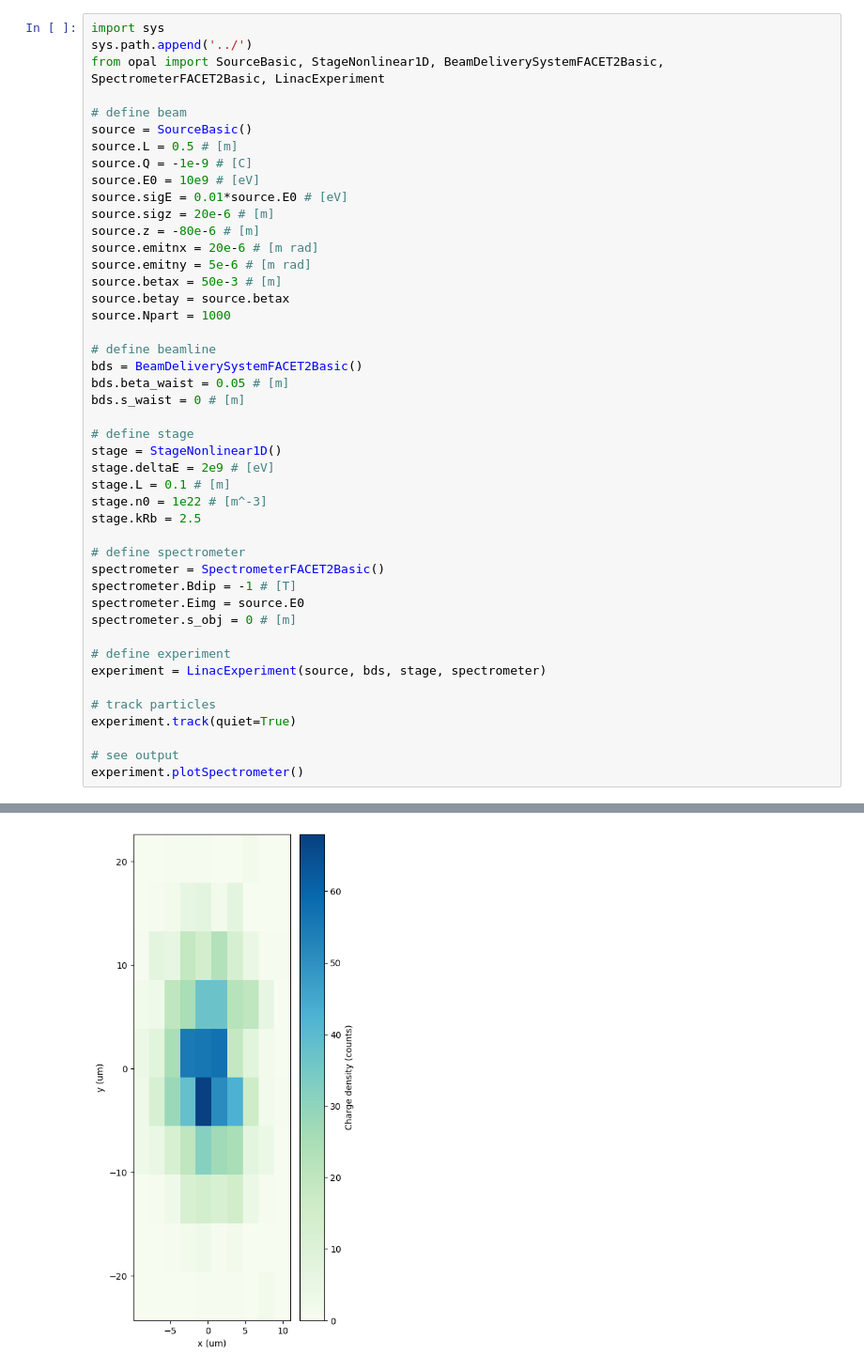
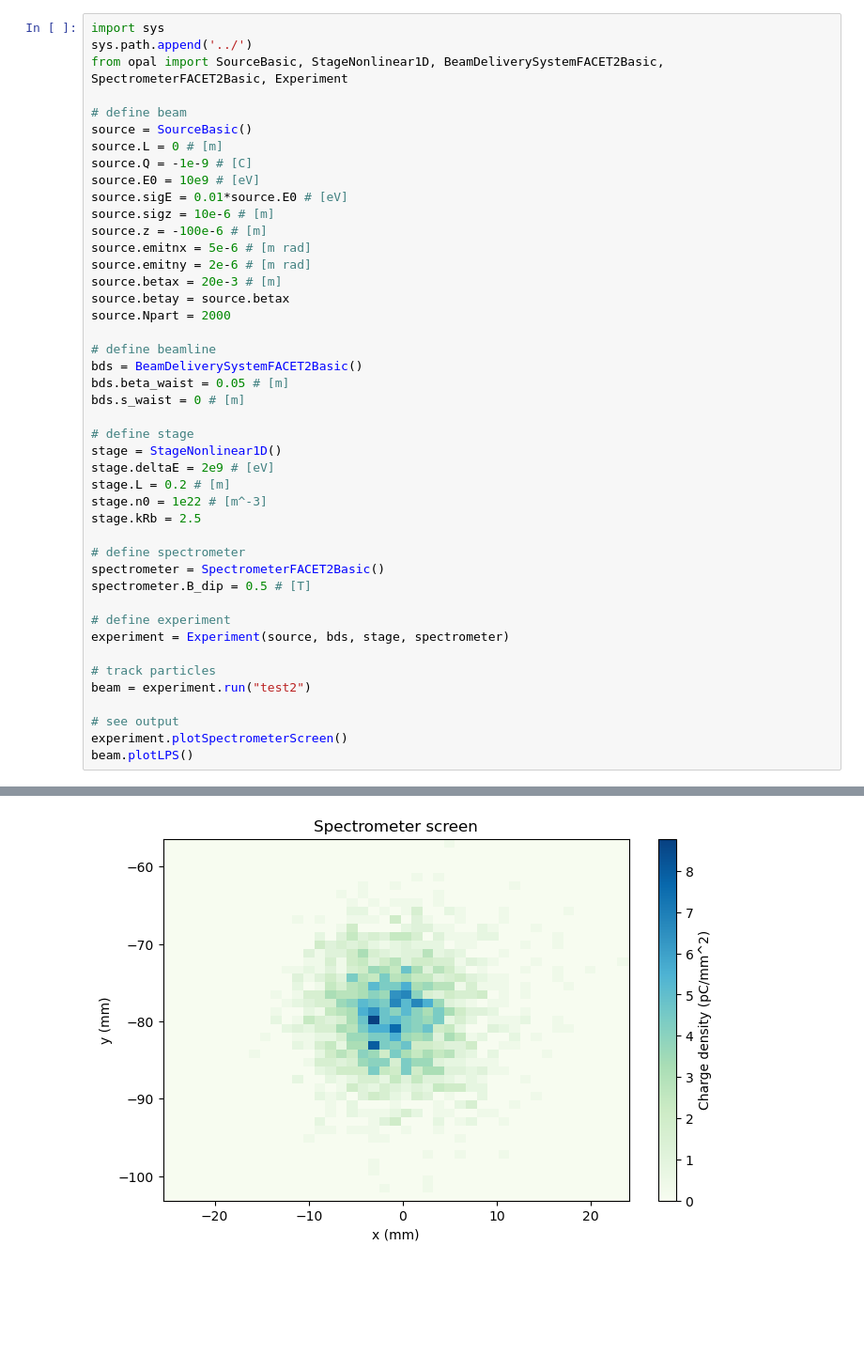
Before and after one commit to abel-framework/ABEL, a Jupyter notebook: examples/FACET-II.ipynb, the cells around one changed output, grey strips where cells are left out. Shown at 94% size. Saved outputs shown, nothing was run; the diff lists cells and outputs as text; blank space fills up the shorter version.

Commit message:
Major tracking update
Changed tracking structure to be run-based, added new classes, implemented basic dipole spectrometers

```diff
--- a/examples/FACET-II.ipynb
+++ b/examples/FACET-II.ipynb
@@ -1,21 +1,21 @@
 # %%
 import sys
 sys.path.append('../')
-from opal import SourceBasic, StageNonlinear1D, BeamDeliverySystemFACET2Basic, SpectrometerFACET2Basic, LinacExperiment
+from opal import SourceBasic, StageNonlinear1D, BeamDeliverySystemFACET2Basic, SpectrometerFACET2Basic, Experiment
 
 # define beam
 source = SourceBasic()
-source.L = 0.5 # [m]
+source.L = 0 # [m]
 source.Q = -1e-9 # [C]
 source.E0 = 10e9 # [eV]
 source.sigE = 0.01*source.E0 # [eV]
-source.sigz = 20e-6 # [m]
-source.z = -80e-6 # [m]
-source.emitnx = 20e-6 # [m rad]
-source.emitny = 5e-6 # [m rad]
-source.betax = 50e-3 # [m]
+source.sigz = 10e-6 # [m]
+source.z = -100e-6 # [m]
+source.emitnx = 5e-6 # [m rad]
+source.emitny = 2e-6 # [m rad]
+source.betax = 20e-3 # [m]
 source.betay = source.betax
-source.Npart = 1000
+source.Npart = 2000
 
 # define beamline
 bds = BeamDeliverySystemFACET2Basic()
@@ -25,22 +25,21 @@ bds.s_waist = 0 # [m]
 # define stage
 stage = StageNonlinear1D()
 stage.deltaE = 2e9 # [eV]
-stage.L = 0.1 # [m]
+stage.L = 0.2 # [m]
 stage.n0 = 1e22 # [m^-3]
 stage.kRb = 2.5
 
 # define spectrometer
 spectrometer = SpectrometerFACET2Basic()
-spectrometer.Bdip = -1 # [T]
-spectrometer.Eimg = source.E0
-spectrometer.s_obj = 0 # [m]
+spectrometer.B_dip = 0.5 # [T]
 
 # define experiment
-experiment = LinacExperiment(source, bds, stage, spectrometer)
+experiment = Experiment(source, bds, stage, spectrometer)
 
 # track particles
-experiment.track(quiet=True)
+beam = experiment.run("test2")
 
 # see output
-experiment.plotSpectrometer()
+experiment.plotSpectrometerScreen()
+beam.plotLPS()
 # %% [output]
@@ -47 +52 @@ experiment.plotSpectrometer()
-[figure, old version]
+[figure, new version]
```
Also changed, not shown: parts of 1 cell of this notebook, 28 other files.
